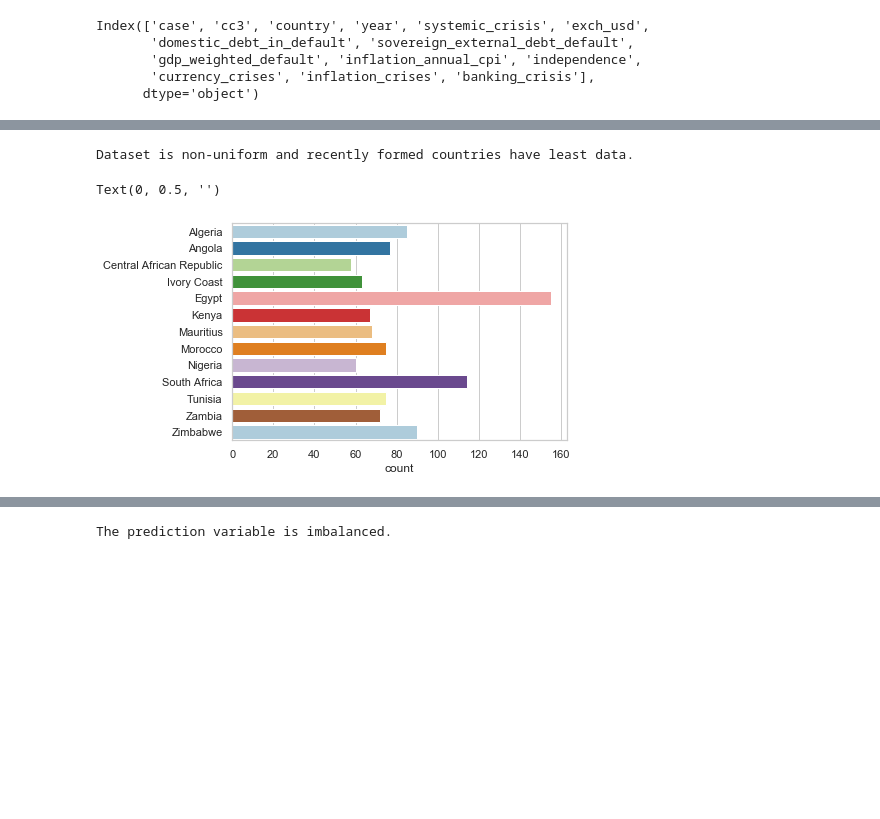
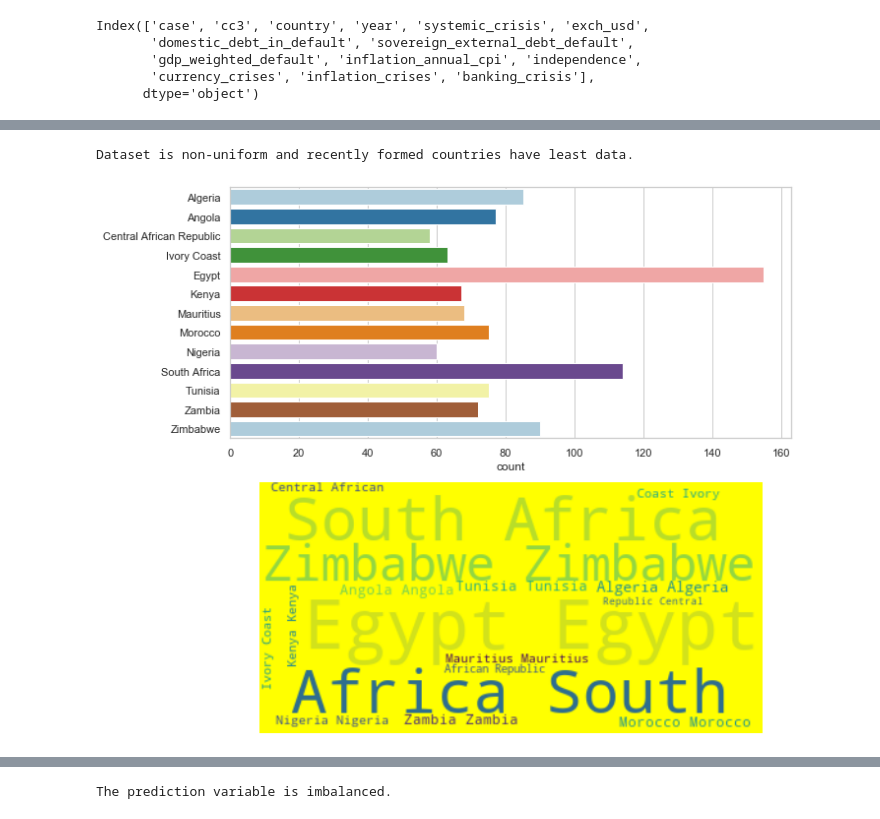
Before and after one commit to mehmetfatihdata/BOOTCAMP_1, a Jupyter notebook: PROJECT_EDA_CRISES.ipynb, the cells around one changed output, grey strips where cells are left out. Saved outputs shown, nothing was run; the diff lists cells and outputs as text; code cells hidden in the pictures; blank space fills up the shorter version.

```diff
--- a/PROJECT_EDA_CRISES.ipynb
+++ b/PROJECT_EDA_CRISES.ipynb
@@ -53,12 +66,19 @@ df.describe()
 | max | 70.000000 | 2014.000000 | 1.000000 | 744.306139 | 1.000000 | 1.000000 | ... |
 # %%
 print("Dataset is non-uniform and recently formed countries have least data.")
+plt.figure(figsize=(10,8))
+plt.subplot(211)
+
 sns.countplot(y='country',data=df, palette="Paired")
 plt.ylabel(None)
+plt.subplot(212)
+wordcloud = WordCloud(background_color="Yellow").generate(" ".join(df["country"]))
+plt.imshow(wordcloud, interpolation='bilinear')
+plt.axis("off")
+plt.tight_layout()
 # %% [output]
 Dataset is non-uniform and recently formed countries have least data.
-Text(0, 0.5, '')
-[figure, old version]
+[figure, new version]
 # %%
 df.isnull().sum()
 # %% [output]
```
Also changed, not shown: parts of 3 cells of this notebook.
